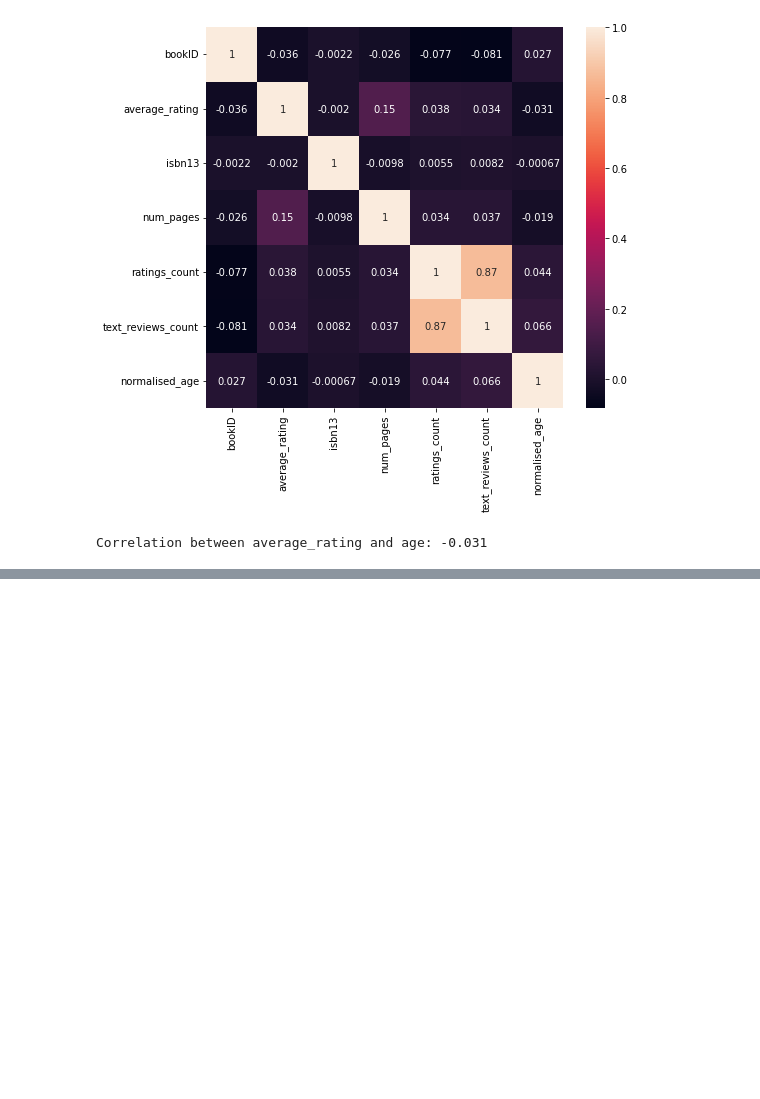
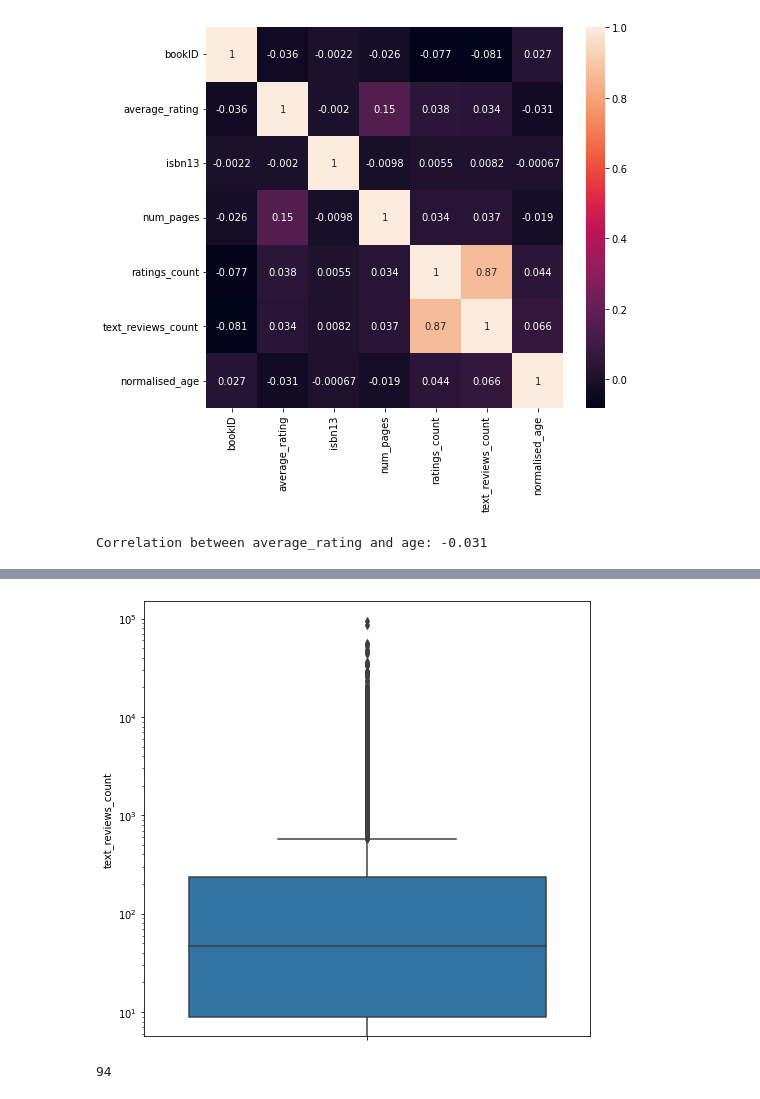
Before and after one commit to Attoumassa/book_rating_prediction_model, a Jupyter notebook: feature_engineering.ipynb, the cells around one changed output, grey strips where cells are left out. Cells and saved outputs as stored; diff of their text form; code cells hidden in the pictures; blank space fills up the shorter version.

```diff
--- a/feature_engineering.ipynb
+++ b/feature_engineering.ipynb
@@ -249,0 +301,11 @@ Correlation between average_rating and language: 0.034
+# %%
+plt.figure(figsize=(8, 8))
+sns.boxplot(y=df["text_reviews_count"])
+plt.yscale("log")
+plt.show()
+# %% [output]
+[figure, added]
+# %%
+df[df["text_reviews_count"] > 1e4].shape[0]
+# %% [output]
+94
```
Also changed, not shown: parts of 53 cells of this notebook.
